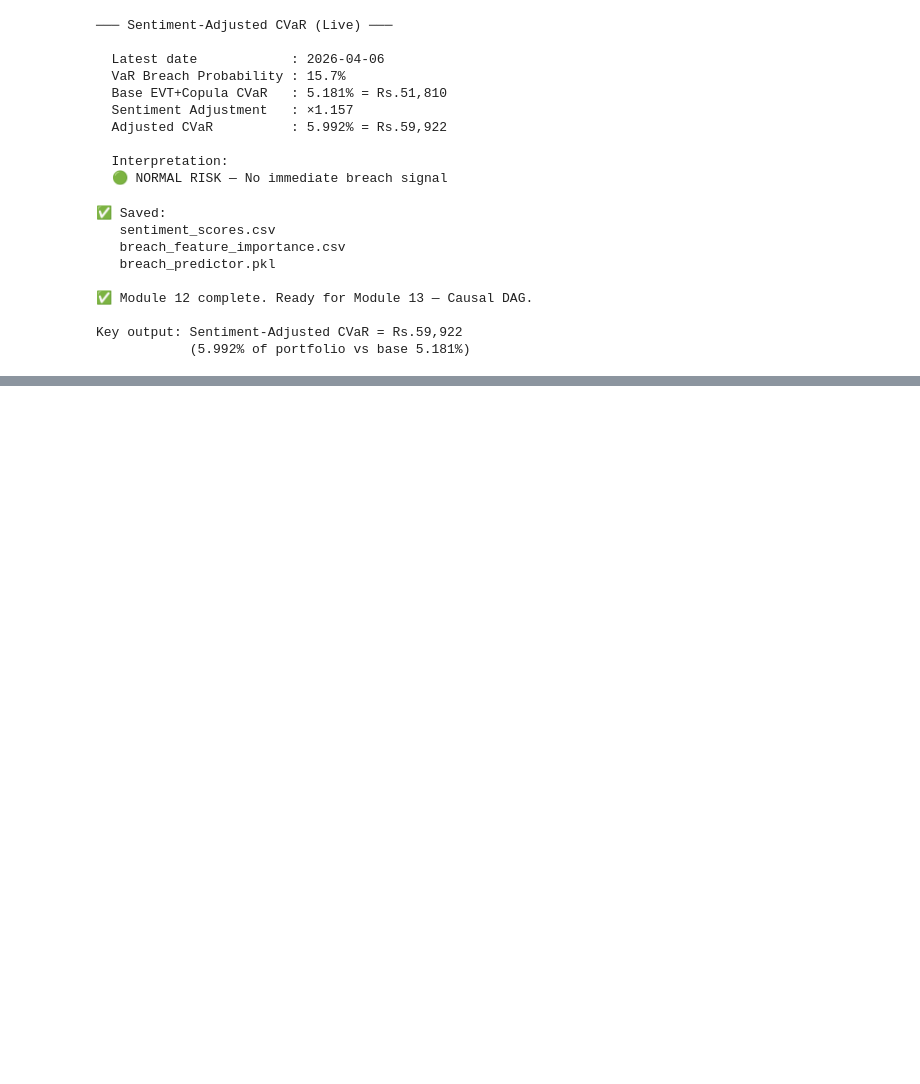
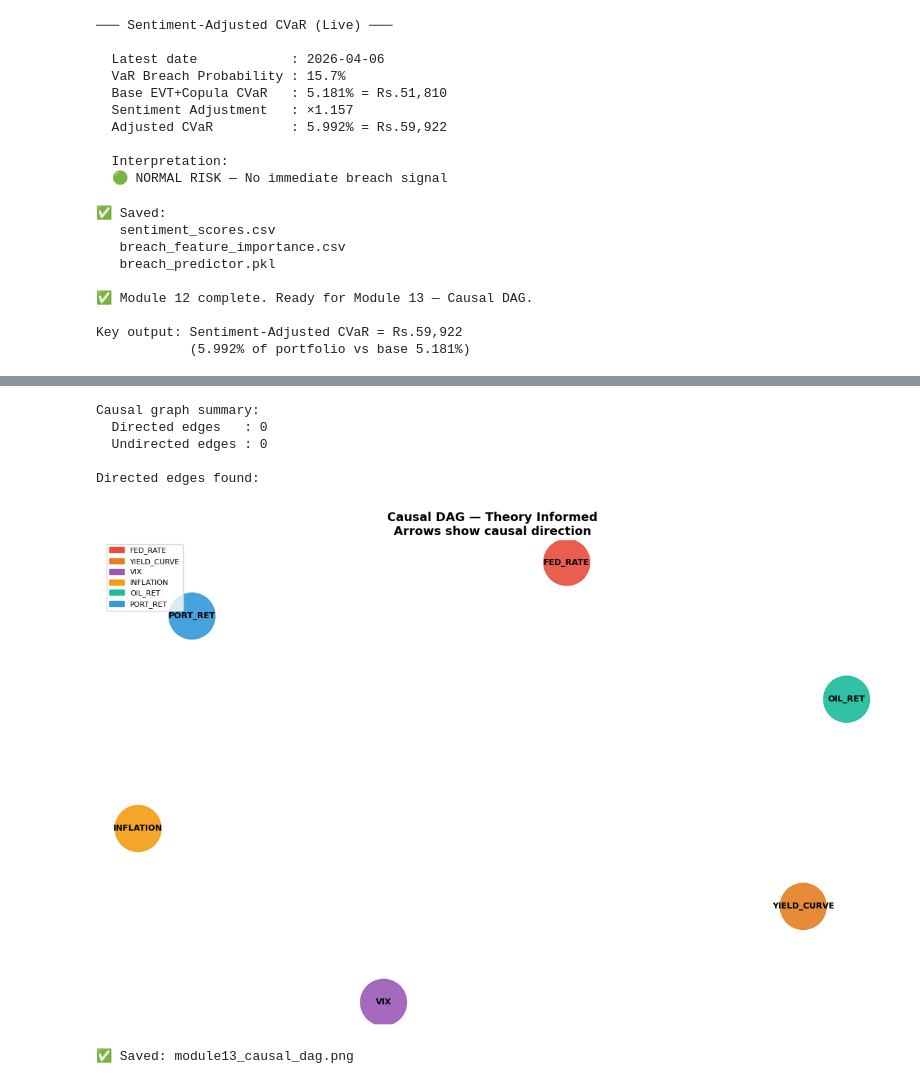
Before and after one commit to metro-dev26/portfolio-risk-ml, a Jupyter notebook: Phase3_ML_Models.ipynb, the cells around one changed output, grey strips where cells are left out. Cells and saved outputs as stored; diff of their text form; code cells hidden in the pictures; blank space fills up the shorter version.

```diff
--- a/Phase3_ML_Models.ipynb
+++ b/Phase3_ML_Models.ipynb
@@ -615,0 +848,59 @@ Key output: Sentiment-Adjusted CVaR = Rs.59,922
+# %%
+var_names = list(causal_monthly.columns)
+
+# edges_directed already defined in Cell 14 — just build the graph directly
+G_causal = nx.DiGraph()
+G_causal.add_nodes_from(var_names)
+G_causal.add_edges_from(edges_directed)
+
+print(f"Causal graph summary:")
+print(f"  Directed edges   : {len(edges_directed)}")
+print(f"  Undirected edges : 0")
+print(f"\nDirected edges found:")
+for src, tgt in edges_directed:
+    print(f"  {src} → {tgt}")
+
+# Visualise
+fig, ax = plt.subplots(figsize=(12, 8))
+
+node_colors = {
+    "FED_RATE"   : "#e74c3c",
+    "YIELD_CURVE": "#e67e22",
+    "VIX"        : "#9b59b6",
+    "INFLATION"  : "#f39c12",
+    "OIL_RET"    : "#1abc9c",
+    "PORT_RET"   : "#3498db",
+}
+
+pos = nx.spring_layout(G_causal, k=3, seed=42)
+colors = [node_colors.get(n, "#95a5a6") for n in G_causal.nodes()]
+
+nx.draw_networkx_nodes(G_causal, pos, node_color=colors,
+                       node_size=2500, alpha=0.9, ax=ax)
+nx.draw_networkx_labels(G_causal, pos, font_size=9,
+                        font_weight="bold", ax=ax)
+nx.draw_networkx_edges(G_causal, pos, arrows=True,
+                       arrowsize=25, edge_color="#2c3e50",
+                       width=2, ax=ax,
+                       connectionstyle="arc3,rad=0.1")
+
+legend = [mpatches.Patch(color=c, label=n)
+          for n, c in node_colors.items()]
+ax.legend(handles=legend, loc="upper left", fontsize=8)
+ax.set_title(
+    "Causal DAG — Theory Informed\nArrows show causal direction",
+    fontsize=13, fontweight="bold"
+)
+ax.axis("off")
+plt.tight_layout()
+plt.savefig("/content/module13_causal_dag.png", dpi=150)
+plt.show()
+print("✅ Saved: module13_causal_dag.png")
+# %% [output]
+Causal graph summary:
+  Directed edges   : 0
+  Undirected edges : 0
+
+Directed edges found:
+[figure, added]
+✅ Saved: module13_causal_dag.png
```
Also changed, not shown: parts of 12 cells of this notebook.
